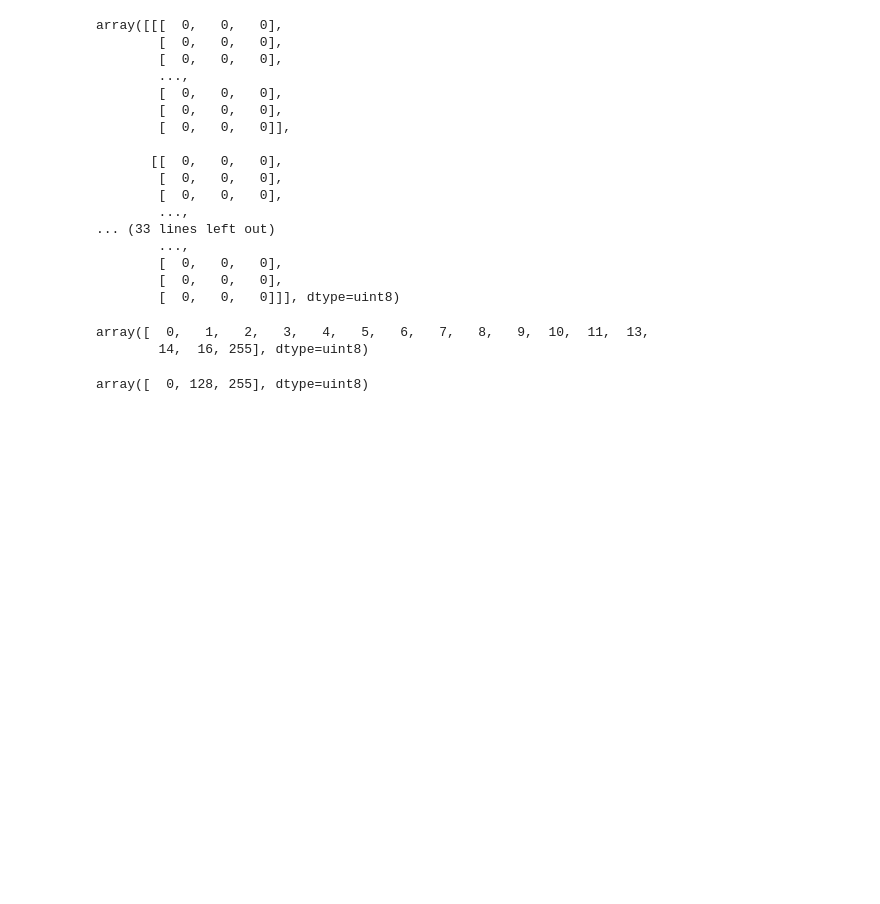
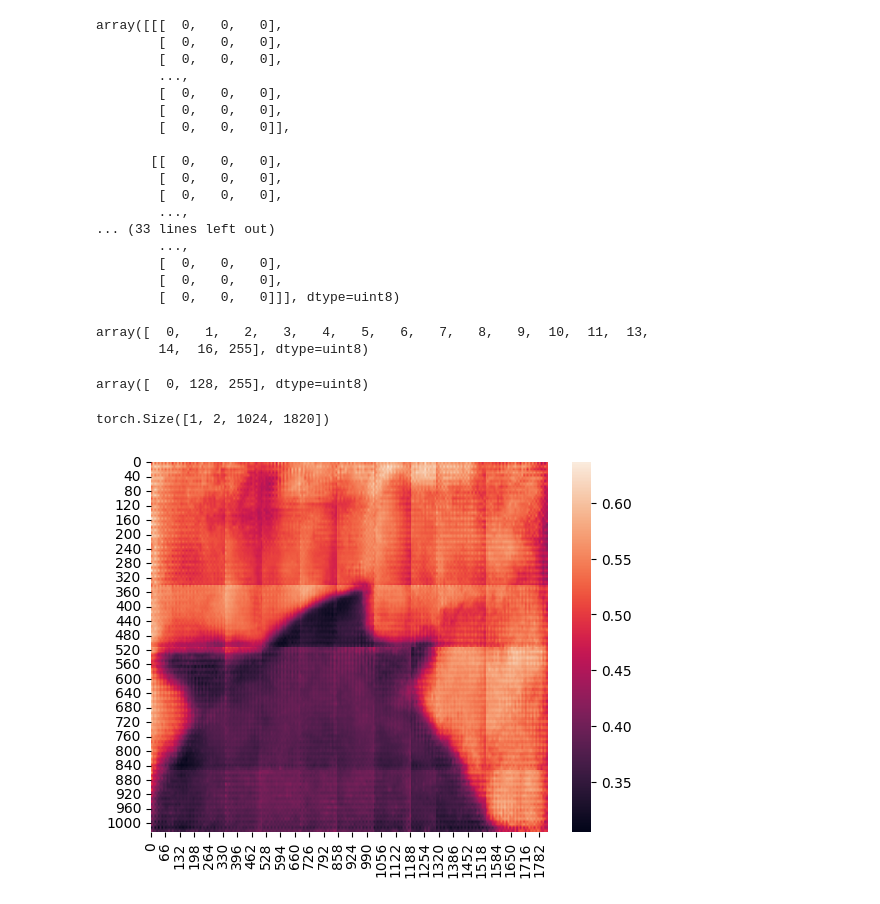
Before and after one commit to zhihuazhao-bit/tqt, a Jupyter notebook: orfd_reproduce.ipynb, the cells around one changed output. Drawn from its saved outputs; the diff is of its cells as text; code cells hidden in the pictures; blank space fills up the shorter version.

Commit message:
return attn weights

```diff
--- a/orfd_reproduce.ipynb
+++ b/orfd_reproduce.ipynb
@@ -69,0 +75,19 @@ array([  0, 128, 255], dtype=uint8)
+# %%
+attns.shape
+# %% [output]
+torch.Size([1, 2, 1024, 1820])
+# %%
+# 加载保存的数据
+file_path = '/root/tqdm/attns_x0613_1627_1623733074172.pt' # 替换成你的文件名
+attns = torch.load(file_path, map_location='cpu')
+
+# --- 在这里添加你的可视化逻辑 ---
+# 例如，可视化最高分辨率的注意力图
+# attn_to_visualize = attns[-1] # shape: (B, num_text_tokens, H*W)
+heatmap_data = attns[0,0].numpy()
+
+plt.figure()
+sns.heatmap(heatmap_data)
+plt.show()
+# %% [output]
+[figure, added]
```
Also changed, not shown: parts of 4 cells of this notebook, 24 other files.
